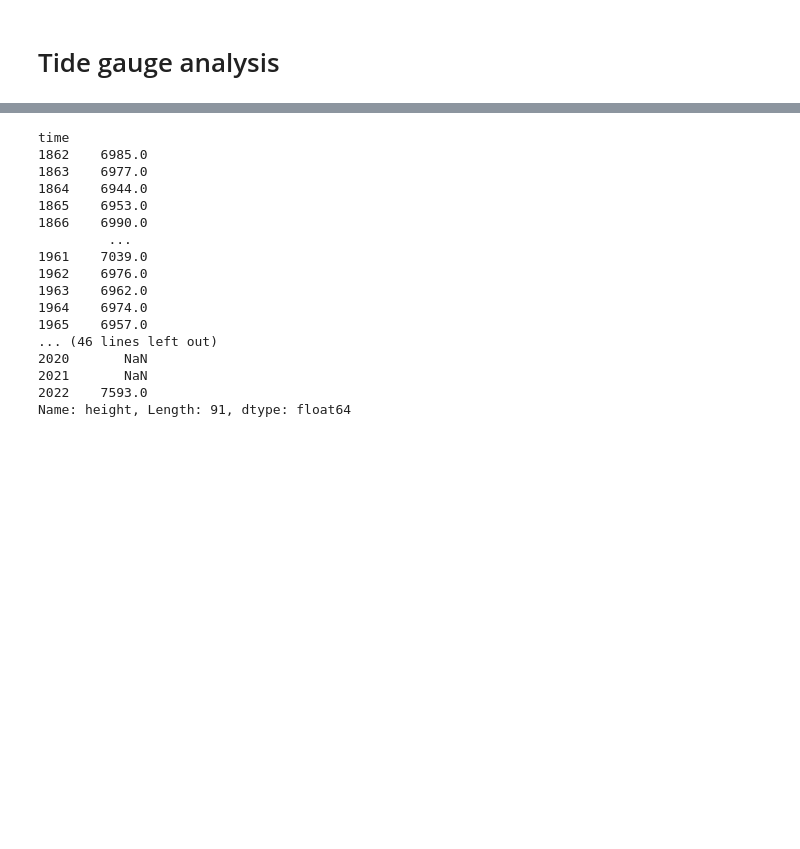
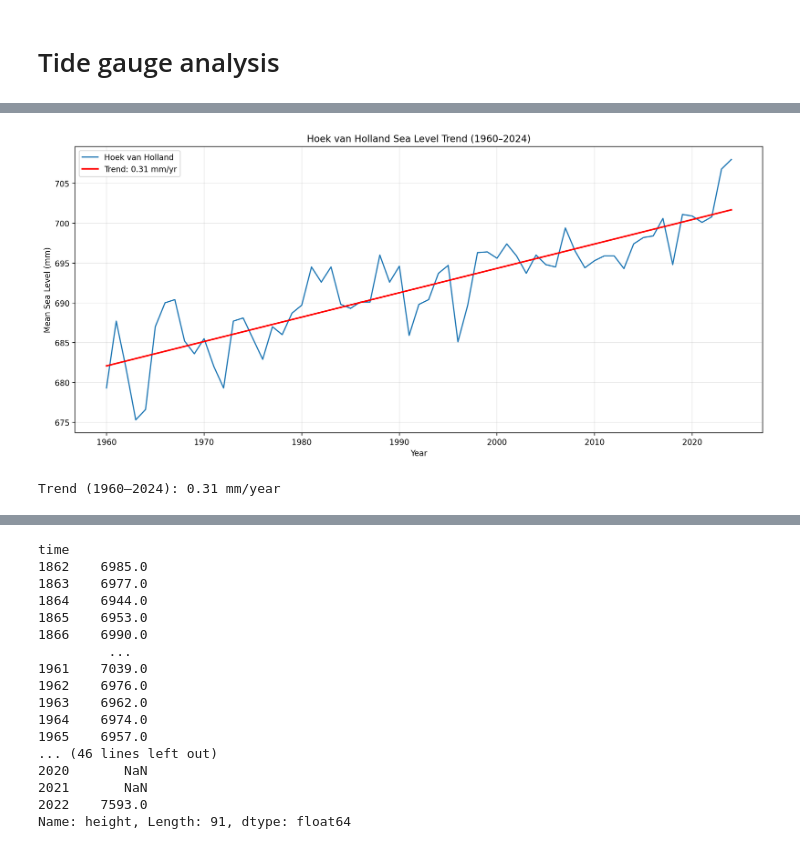
Before and after one commit to Jacobiaan/SLBudget, a Jupyter notebook: notebooks/TideGauges.ipynb, the cells around one changed output, grey strips where cells are left out. Cells and saved outputs as stored; diff of their text form; code cells hidden in the pictures; blank space fills up the shorter version.

```diff
--- a/notebooks/TideGauges.ipynb
+++ b/notebooks/TideGauges.ipynb
@@ -58,0 +103,35 @@ def tide_gauge_obs(tg_id=[20, 22, 23, 24, 25, 32], interp=False):
+# %%
+import numpy as np
+import matplotlib.pyplot as plt
+
+# Select station and period
+y = testdata.loc[1960:2024, "22"].dropna()
+x = y.index.values.astype(float)
+
+# Linear trend (mm/year)
+slope, intercept = np.polyfit(x, y.values, 1)
+
+# Plot
+plt.figure(figsize=(13, 6))
+
+plt.plot(y.index, y, label="Hoek van Holland")
+plt.plot(
+    x,
+    slope * x + intercept,
+    color="red",
+    linewidth=2,
+    label=f"Trend: {slope:.2f} mm/yr"
+)
+
+plt.xlabel("Year")
+plt.ylabel("Mean Sea Level (mm)")
+plt.title("Hoek van Holland Sea Level Trend (1960–2024)")
+plt.legend()
+plt.grid(True, alpha=0.3)
+plt.tight_layout()
+plt.show()
+
+print(f"Trend (1960–2024): {slope:.2f} mm/year")
+# %% [output]
+[figure, added]
+Trend (1960–2024): 0.31 mm/year
```
Also changed, not shown: parts of 9 cells of this notebook, 25 other files.
